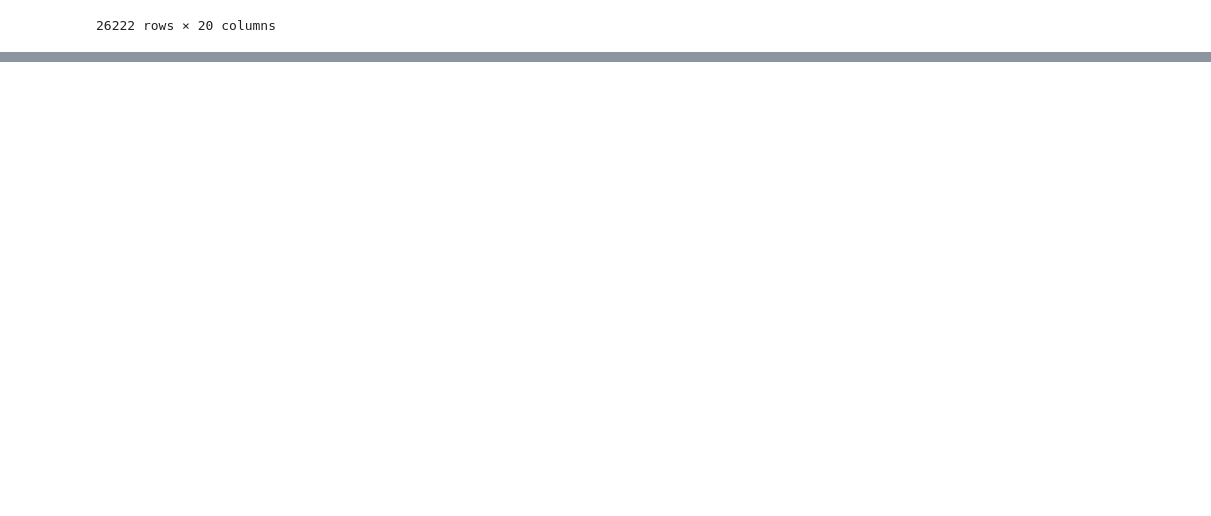
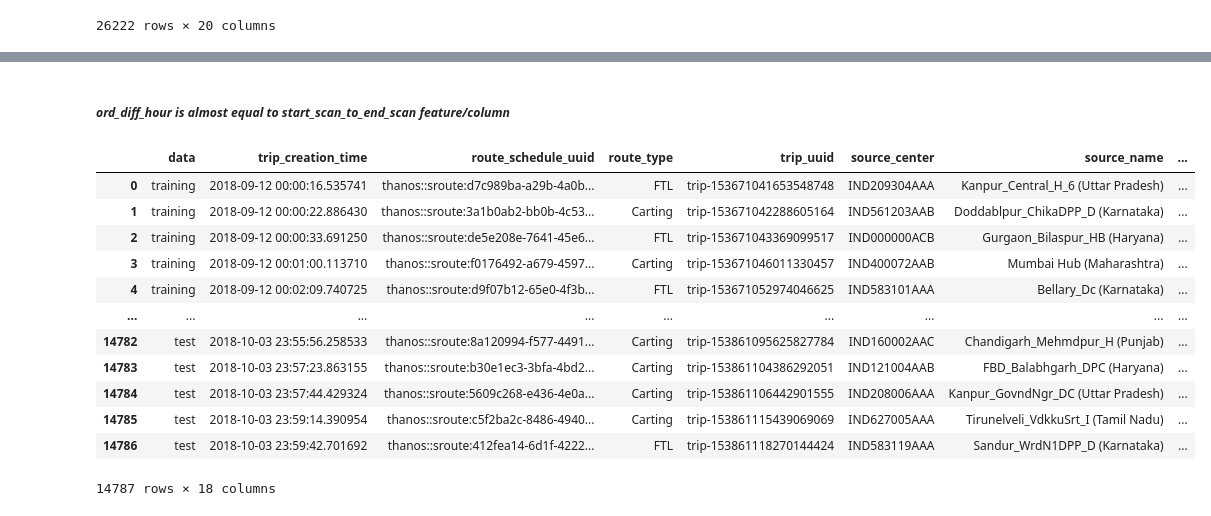
Before and after one commit to Shyamu431/delhivery, a Jupyter notebook: delhivery.ipynb, the cells around one changed output, grey strips where cells are left out. Drawn from its saved outputs; the diff is of its cells as text; code cells hidden in the pictures; blank space fills up the shorter version.

```diff
--- a/delhivery.ipynb
+++ b/delhivery.ipynb
@@ -184,0 +206,3 @@ segment
+# %%
+segment['ord_diff_hour'] = (segment['od_end_time'] - segment['od_start_time']).dt.total_seconds()/60
+segment['ord_diff_hour']
@@ -184,0 +222,47 @@ segment
+# %% [markdown]
+##### *ord_diff_hour is almost equal to start_scan_to_end_scan feature/column*
+# %%
+create_trip_dict = {
+
+    'data' : 'first',
+    'trip_creation_time': 'first',
+    'route_schedule_uuid' : 'first',
+    'route_type' : 'first',
+    'trip_uuid' : 'first',
+
+    'source_center' : 'first',
+    'source_name' : 'first',
+
+    'destination_center' : 'last',
+    'destination_name' : 'last',
+
+    'start_scan_to_end_scan' : 'sum',
+    'ord_diff_hour' : 'sum',
+
+    'actual_distance_to_destination' : 'sum',
+    'actual_time' : 'sum',
+    'osrm_time' : 'sum',
+    'osrm_distance' : 'sum',
+
+    'segment_actual_time_sum' : 'sum',
+    'segment_osrm_distance_sum' : 'sum',
+    'segment_osrm_time_sum' : 'sum',
+
+    }
+# %%
+# Peforming groupby on trip_uuid to find total time and distance of trip
+segment.groupby('trip_uuid').agg(create_trip_dict).reset_index(drop=True)
+# %% [output]
+|  | data | trip_creation_time | route_schedule_uuid | route_type | trip_uuid | source_center | source_name | ... |
+| 0 | training | 2018-09-12 00:00:16.535741 | thanos::sroute:d7c989ba-a29b-4a0b... | FTL | trip-153671041653548748 | IND209304AAA | Kanpur_Central_H_6 (Uttar Pradesh) | ... |
+| 1 | training | 2018-09-12 00:00:22.886430 | thanos::sroute:3a1b0ab2-bb0b-4c53... | Carting | trip-153671042288605164 | IND561203AAB | Doddablpur_ChikaDPP_D (Karnataka) | ... |
+| 2 | training | 2018-09-12 00:00:33.691250 | thanos::sroute:de5e208e-7641-45e6... | FTL | trip-153671043369099517 | IND000000ACB | Gurgaon_Bilaspur_HB (Haryana) | ... |
+| 3 | training | 2018-09-12 00:01:00.113710 | thanos::sroute:f0176492-a679-4597... | Carting | trip-153671046011330457 | IND400072AAB | Mumbai Hub (Maharashtra) | ... |
+| 4 | training | 2018-09-12 00:02:09.740725 | thanos::sroute:d9f07b12-65e0-4f3b... | FTL | trip-153671052974046625 | IND583101AAA | Bellary_Dc (Karnataka) | ... |
+| ... | ... | ... | ... | ... | ... | ... | ... | ... |
+| 14782 | test | 2018-10-03 23:55:56.258533 | thanos::sroute:8a120994-f577-4491... | Carting | trip-153861095625827784 | IND160002AAC | Chandigarh_Mehmdpur_H (Punjab) | ... |
+| 14783 | test | 2018-10-03 23:57:23.863155 | thanos::sroute:b30e1ec3-3bfa-4bd2... | Carting | trip-153861104386292051 | IND121004AAB | FBD_Balabhgarh_DPC (Haryana) | ... |
+| 14784 | test | 2018-10-03 23:57:44.429324 | thanos::sroute:5609c268-e436-4e0a... | Carting | trip-153861106442901555 | IND208006AAA | Kanpur_GovndNgr_DC (Uttar Pradesh) | ... |
+| 14785 | test | 2018-10-03 23:59:14.390954 | thanos::sroute:c5f2ba2c-8486-4940... | Carting | trip-153861115439069069 | IND627005AAA | Tirunelveli_VdkkuSrt_I (Tamil Nadu) | ... |
+| 14786 | test | 2018-10-03 23:59:42.701692 | thanos::sroute:412fea14-6d1f-4222... | FTL | trip-153861118270144424 | IND583119AAA | Sandur_WrdN1DPP_D (Karnataka) | ... |
+14787 rows × 18 columns
```
Also changed, not shown: parts of 3 cells of this notebook.
